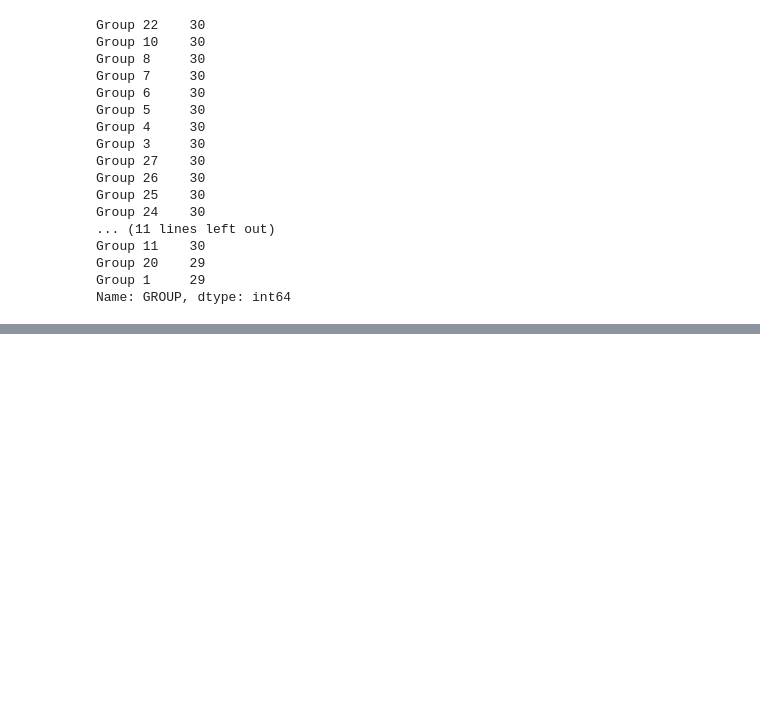
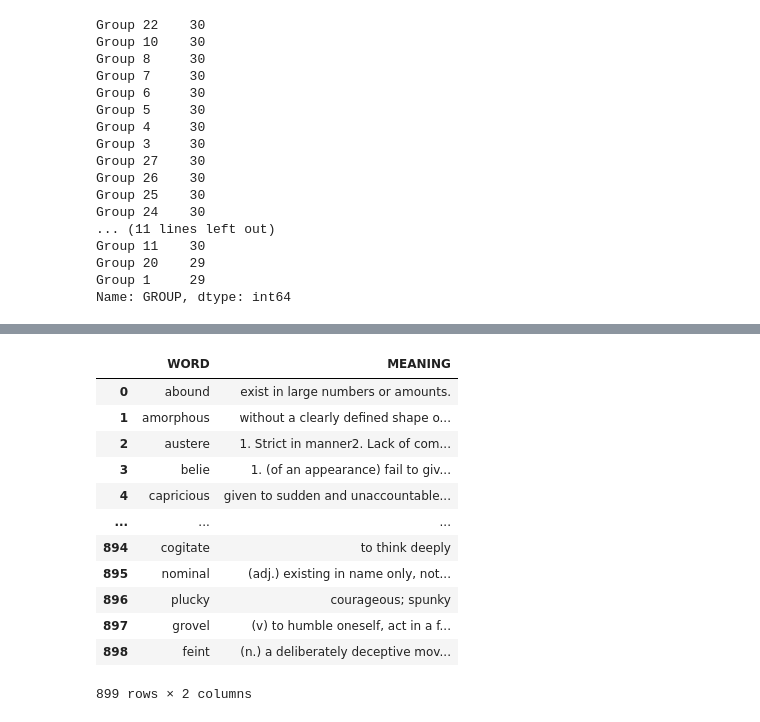
Before and after one commit to vishugp/GRE_Vocab_Scraper, a Jupyter notebook: Vocab_Meaning_Scraper.ipynb, the cells around one changed output, grey strips where cells are left out. Cells and saved outputs as stored; diff of their text form; code cells hidden in the pictures; blank space fills up the shorter version.

```diff
--- a/Vocab_Meaning_Scraper.ipynb
+++ b/Vocab_Meaning_Scraper.ipynb
@@ -105,0 +210,16 @@ Successfully installed cssselect-1.2.0 pdfminer.six-20221105 pdfquery-0.4.3 pyqu
+# %%
+word_df
+# %% [output]
+|  | WORD | MEANING |
+| 0 | abound | exist in large numbers or amounts. |
+| 1 | amorphous | without a clearly defined shape o... |
+| 2 | austere | 1. Strict in manner2. Lack of com... |
+| 3 | belie | 1. (of an appearance) fail to giv... |
+| 4 | capricious | given to sudden and unaccountable... |
+| ... | ... | ... |
+| 894 | cogitate | to think deeply |
+| 895 | nominal | (adj.) existing in name only, not... |
+| 896 | plucky | courageous; spunky |
+| 897 | grovel | (v) to humble oneself, act in a f... |
+| 898 | feint | (n.) a deliberately deceptive mov... |
+899 rows × 2 columns
```
Also changed, not shown: parts of 16 cells of this notebook, 9 other files.
